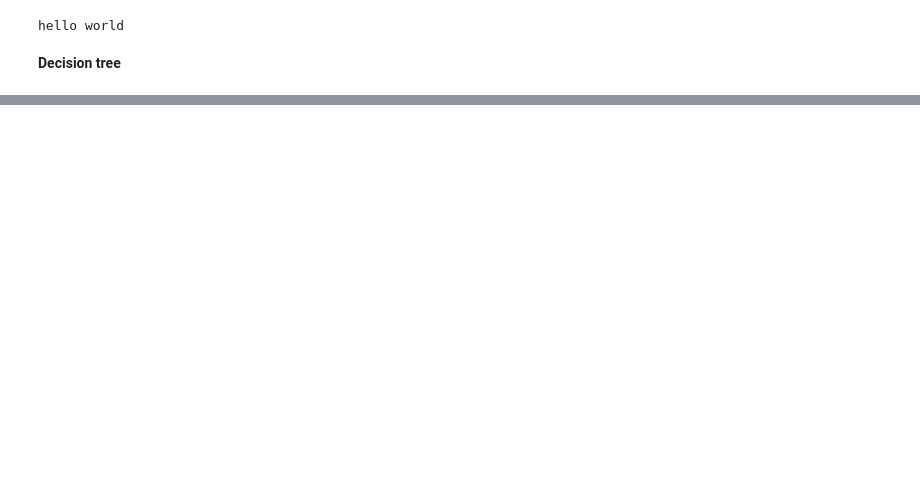
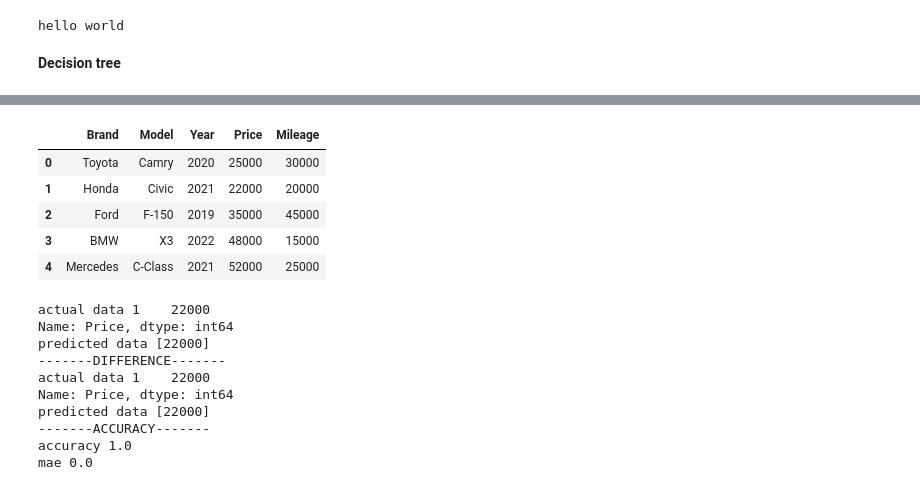
Before and after one commit to Chhavi0926/DS_45_InternshipDays, a Jupyter notebook: DAY_12.ipynb, the cells around one changed output, grey strips where cells are left out. Cells and saved outputs as stored; diff of their text form; code cells hidden in the pictures; blank space fills up the shorter version.

```diff
--- a/DAY_12.ipynb
+++ b/DAY_12.ipynb
@@ -58,0 +114,78 @@ predicteddata [0 0]
+# %%
+import pandas as pd
+from sklearn.model_selection import train_test_split
+from sklearn.tree import DecisionTreeClassifier, plot_tree
+from sklearn.metrics import mean_absolute_error
+import matplotlib.pyplot as plt
+
+
+#data
+cars_data = {
+    'Brand': ['Toyota', 'Honda', 'Ford', 'BMW', 'Mercedes'],
+    'Model': ['Camry', 'Civic', 'F-150', 'X3', 'C-Class'],
+    'Year': [2020, 2021, 2019, 2022, 2021],
+    'Price': [25000, 22000, 35000, 48000, 52000],
+    'Mileage': [30000, 20000, 45000, 15000, 25000]
+}
+
+df_cars = pd.DataFrame(cars_data)
+display(df_cars)
+
+#spilt data in 'x' and 'y'
+x = df_cars[['Year','Mileage']]
+y = df_cars['Price']
+
+#testing and training
+x_train,x_test,y_train,y_test = train_test_split(x,y,test_size=0.2,random_state=42)
+
+#model
+model = DecisionTreeClassifier()
+model.fit(x,y) # Training on full dataset for demonstration
+
+#prediction
+y_pred = model.predict(x_test)
+print("actual data",y_test)
+print("predicted data",y_pred)
+
+print("-------DIFFERENCE-------")
+print("actual data",y_test)
+print("predicted data",model.predict(x_test))
+
+print("-------ACCURACY-------")
+print("accuracy",model.score(x_test,y_test))
+print("mae",mean_absolute_error(y_test,y_pred))
+
+
+# print("-------PLOTS-------")
+# Plotting Actual vs Predicted Prices for 'Year'
+# plt.figure(figsize=(10,6))
+# plt.scatter(x_test['Year'],y_test,color='blue', label='Actual Price')
+# plt.plot(x_test['Year'],y_pred,color='red', label='Predicted Price')
+# plt.xlabel('Year')
+# plt.ylabel('Price')
+# plt.title('Actual vs Predicted Prices by Year')
+# plt.legend()
+# plt.show()
+
+# Visualize the Decision Tree
+# plt.figure(figsize=(20,10))
+# plot_tree(model, feature_names=x.columns.tolist(), class_names=[str(price) for price in sorted(y.unique())], filled=True, rounded=True)
+# plt.title('Decision Tree Visualization')
+# plt.show()
+# %% [output]
+|  | Brand | Model | Year | Price | Mileage |
+| 0 | Toyota | Camry | 2020 | 25000 | 30000 |
+| 1 | Honda | Civic | 2021 | 22000 | 20000 |
+| 2 | Ford | F-150 | 2019 | 35000 | 45000 |
+| 3 | BMW | X3 | 2022 | 48000 | 15000 |
+| 4 | Mercedes | C-Class | 2021 | 52000 | 25000 |
+actual data 1    22000
+Name: Price, dtype: int64
+predicted data [22000]
+-------DIFFERENCE-------
+actual data 1    22000
+Name: Price, dtype: int64
+predicted data [22000]
+-------ACCURACY-------
+accuracy 1.0
+mae 0.0
```
Also changed, not shown: parts of 8 cells of this notebook.
